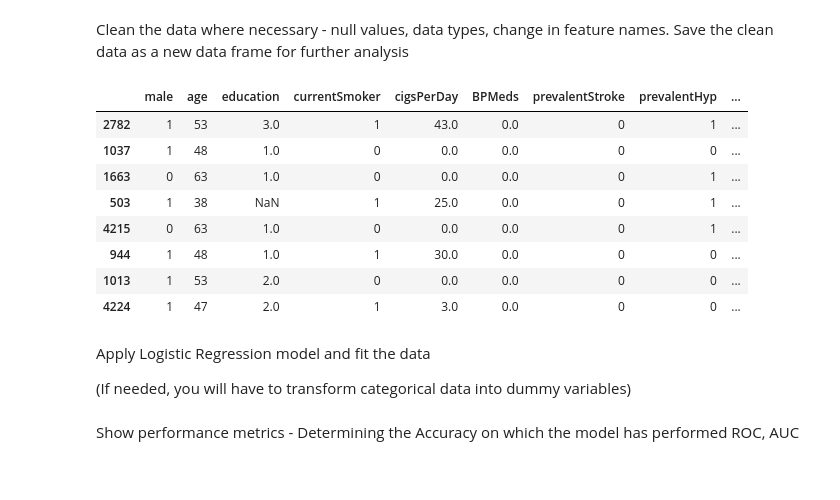
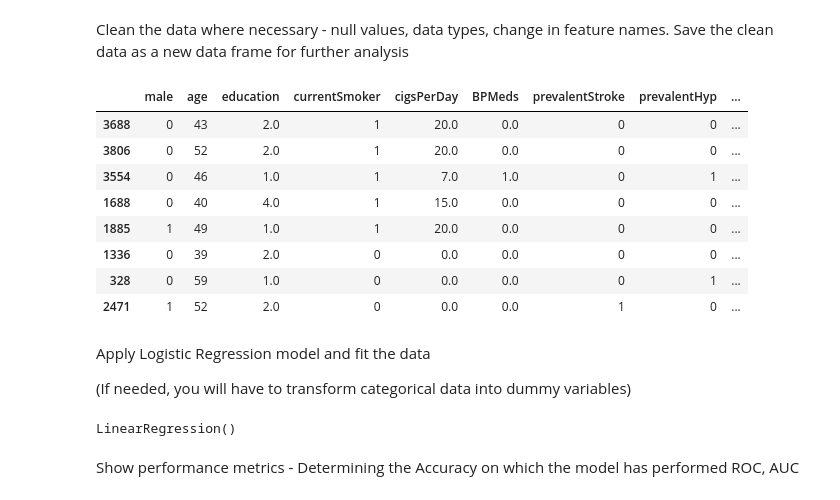
Before and after one commit to Tdiddydoit/Python-collab, a Jupyter notebook: Week10_Assignment_10_1.ipynb, the cells around one changed output. Saved outputs shown, nothing was run; the diff lists cells and outputs as text; code cells hidden in the pictures.

```diff
--- a/Week10_Assignment_10_1.ipynb
+++ b/Week10_Assignment_10_1.ipynb
@@ -60,18 +61,18 @@ memory usage: 529.9 KB
 Clean the data where necessary - null values, data types, change in feature names. Save the clean data as a new data frame for further analysis
 # %%
 # Code here
-df.fillna(0, inplace=False)
+df.fillna(0, inplace=True)
 df.sample(8)
 # %% [output]
 |  | male | age | education | currentSmoker | cigsPerDay | BPMeds | prevalentStroke | prevalentHyp | ... |
-| 2782 | 1 | 53 | 3.0 | 1 | 43.0 | 0.0 | 0 | 1 | ... |
-| 1037 | 1 | 48 | 1.0 | 0 | 0.0 | 0.0 | 0 | 0 | ... |
-| 1663 | 0 | 63 | 1.0 | 0 | 0.0 | 0.0 | 0 | 1 | ... |
-| 503 | 1 | 38 | NaN | 1 | 25.0 | 0.0 | 0 | 1 | ... |
-| 4215 | 0 | 63 | 1.0 | 0 | 0.0 | 0.0 | 0 | 1 | ... |
-| 944 | 1 | 48 | 1.0 | 1 | 30.0 | 0.0 | 0 | 0 | ... |
-| 1013 | 1 | 53 | 2.0 | 0 | 0.0 | 0.0 | 0 | 0 | ... |
-| 4224 | 1 | 47 | 2.0 | 1 | 3.0 | 0.0 | 0 | 0 | ... |
+| 3688 | 0 | 43 | 2.0 | 1 | 20.0 | 0.0 | 0 | 0 | ... |
+| 3806 | 0 | 52 | 2.0 | 1 | 20.0 | 0.0 | 0 | 0 | ... |
+| 3554 | 0 | 46 | 1.0 | 1 | 7.0 | 1.0 | 0 | 1 | ... |
+| 1688 | 0 | 40 | 4.0 | 1 | 15.0 | 0.0 | 0 | 0 | ... |
+| 1885 | 1 | 49 | 1.0 | 1 | 20.0 | 0.0 | 0 | 0 | ... |
+| 1336 | 0 | 39 | 2.0 | 0 | 0.0 | 0.0 | 0 | 0 | ... |
+| 328 | 0 | 59 | 1.0 | 0 | 0.0 | 0.0 | 0 | 1 | ... |
+| 2471 | 1 | 52 | 2.0 | 0 | 0.0 | 0.0 | 1 | 0 | ... |
 # %% [markdown]
 Apply Logistic Regression model and fit the data
 
@@ -81,3 +80,15 @@ Apply Logistic Regression model and fit the data
+# %%
+# Code here
+X = df.drop(columns=  ['totChol'])
+y = df['totChol']
+
+X_train, X_test, y_train, y_test = train_test_split(X, y, test_size=0.2, random_state=42)
+
+model = linear_model.LinearRegression()
+
+model.fit(X_train, y_train)
+# %% [output]
+LinearRegression()
 # %% [markdown]
 Show performance metrics - Determining the Accuracy on which the model has performed ROC, AUC
 # %%
```
Also changed, not shown: parts of 9 cells of this notebook.
